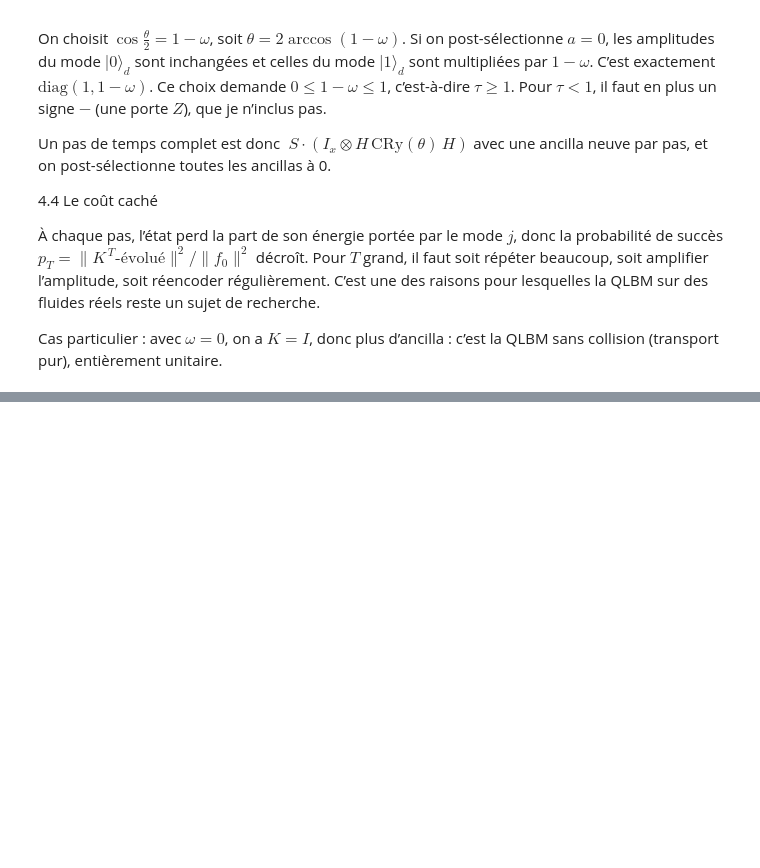
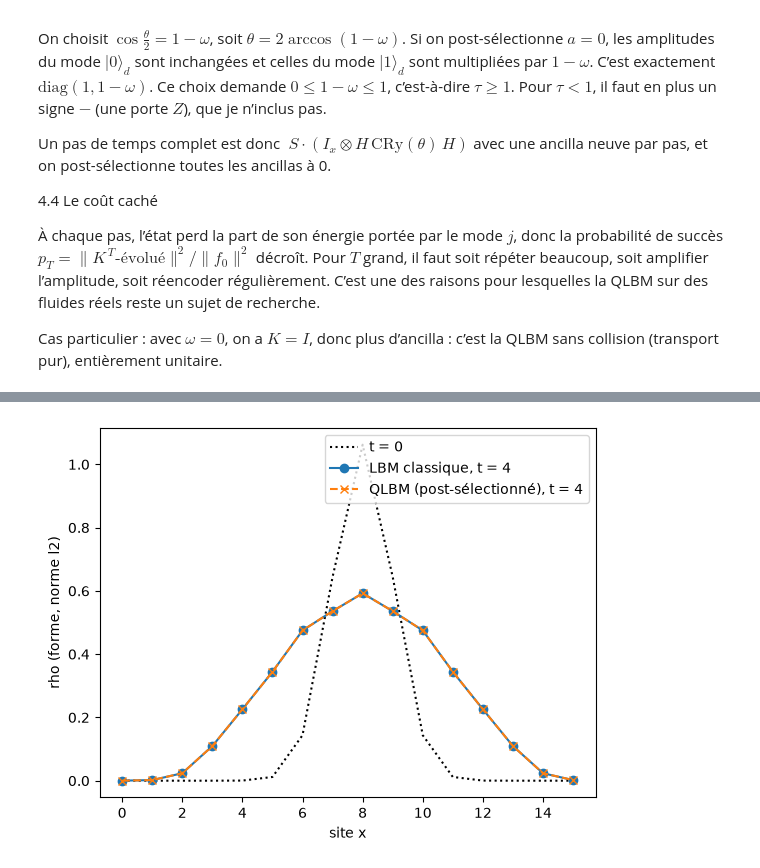
Before and after one commit to q-IL/quantum_algorithms, a Jupyter notebook: Hackathon - Toulouse/Exemple_QLBM.ipynb, the cells around one changed output, grey strips where cells are left out. Saved outputs shown, nothing was run; the diff lists cells and outputs as text; code cells hidden in the pictures; blank space fills up the shorter version.

```diff
--- a/Hackathon - Toulouse/Exemple_QLBM.ipynb
+++ b/Hackathon - Toulouse/Exemple_QLBM.ipynb
@@ -94,0 +103,93 @@ Cas particulier : avec $\omega=0$, on a $K=I$, donc plus d’ancilla : c’est l
+# %%
+
+
+# ---------- Briques ----------
+def shift(qc, d, pos, sens):
+    """Décale la position de +1 (d=0) ou -1 (d=1), modulo N.
+    pos[0] est le bit de poids faible. 'd' sert de contrôle."""
+    n = len(pos)
+    if sens == +1:               # actif quand d = 0
+        qc.x(d)
+        for i in range(n - 1, 0, -1):          # du bit fort vers le bit faible
+            qc.mcx([d, *pos[:i]], pos[i])
+        qc.cx(d, pos[0])
+        qc.x(d)
+    else:                        # actif quand d = 1 : séquence inverse
+        qc.cx(d, pos[0])
+        for i in range(1, n):
+            qc.mcx([d, *pos[:i]], pos[i])
+
+def collision(qc, d, a, omega):
+    """K = H diag(1, 1-omega) H sur le qubit de direction, via l'ancilla a.
+    Valable pour 0 <= 1-omega <= 1 (tau >= 1). Post-sélection : a = 0."""
+    theta = 2 * np.arccos(1 - omega)
+    qc.h(d)
+    qc.cry(theta, d, a)          # rotation sur a, contrôlée par d
+    qc.h(d)
+
+
+
+
+# ---------- Circuit QLBM D1Q2 ----------
+def qlbm_diffusion(f0, n, T, omega):
+    N = 2**n
+    pos = QuantumRegister(n, "x")
+    d   = QuantumRegister(1, "dir")           # 1 qubit pour la direction (- donné par 1)
+    anc = QuantumRegister(T, "anc")           # une ancilla par pas de temps
+    qc  = QuantumCircuit(pos, d, anc)
+
+    # f0 = [f+(0..N-1), f-(0..N-1)]  -> indice = x + N*d
+    qc.append(StatePreparation(f0 / np.linalg.norm(f0)), [*pos, d[0]])
+
+    for t in range(T):
+        collision(qc, d[0], anc[t], omega)
+        shift(qc, d[0], list(pos), +1)
+        shift(qc, d[0], list(pos), -1)
+
+    psi = Statevector.from_instruction(qc).data
+    # indice = x + N*dir + 2N*(ancillas) ; ancillas = 0 -> les 2N premières entrées
+    proj = psi[: 2 * N] #Post-sélection sur toutes les ancillas = 0
+    p = np.vdot(proj, proj).real              # probabilité de succès
+    return proj / np.sqrt(p), p, qc
+
+# ---------- Référence classique ----------
+def lbm_classique(f0, T, omega):
+    N = len(f0) // 2
+    f = f0.reshape(2, N).copy()
+    for _ in range(T):
+        rho = f.sum(axis=0)
+        f = f - omega * (f - rho / 2)         # collision
+        f[0] = np.roll(f[0], +1)              # transport vers la droite
+        f[1] = np.roll(f[1], -1)              # transport vers la gauche
+    return f.reshape(-1)
+
+# ---------- Expérience ----------
+n, T = 4, 4                  # 16 sites, 4 pas de temps -> 4 + 1 + 4 = 9 qubits
+tau = 1.25
+omega = 1 / tau              # 0.8 -> 1 - omega = 0.2 >= 0 : OK
+
+x = np.arange(2**n)
+g = np.exp(-(x - 2**n / 2) ** 2 / 2)         # bosse gaussienne
+f0 = np.concatenate([g / 2, g / 2])          # f+ = f- = rho/2, donc j = 0
+
+fq, p, qc = qlbm_diffusion(f0, n, T, omega)
+fc = lbm_classique(f0, T, omega)
+fc = fc / np.linalg.norm(fc)                 # même normalisation l2
+
+print("Écart max quantique vs classique :", np.max(np.abs(fq.real - fc)))
+print("Probabilité de succès (toutes ancillas = 0) :", round(p, 4))
+print("Coefficient de diffusion attendu D = tau - 1/2 =", tau - 0.5)
+
+N = 2**n
+rho_q = fq.real[:N] + fq.real[N:]
+rho_c = fc[:N] + fc[N:]
+rho_0 = g / np.linalg.norm(f0)
+plt.plot(x, rho_0, "k:", label="t = 0")
+plt.plot(x, rho_c, "o-", label=f"LBM classique, t = {T}")
+plt.plot(x, rho_q, "x--", label=f"QLBM (post-sélectionné), t = {T}")
+plt.xlabel("site x"); plt.ylabel("rho (forme, norme l2)"); plt.legend(); plt.show()
+
+# Pour visualiser un petit circuit (n=2, T=1) :
+# _, _, qc_petit = qlbm_diffusion(np.r_[np.ones(4), np.ones(4)], 2, 1, omega)
+# print(qc_petit.decompose().draw("text"))
+# %% [output]
@@ -94,0 +200 @@ Cas particulier : avec $\omega=0$, on a $K=I$, donc plus d’ancilla : c’est l
+[figure, added]
```
Also changed, not shown: parts of 4 cells of this notebook, 1 other file.
